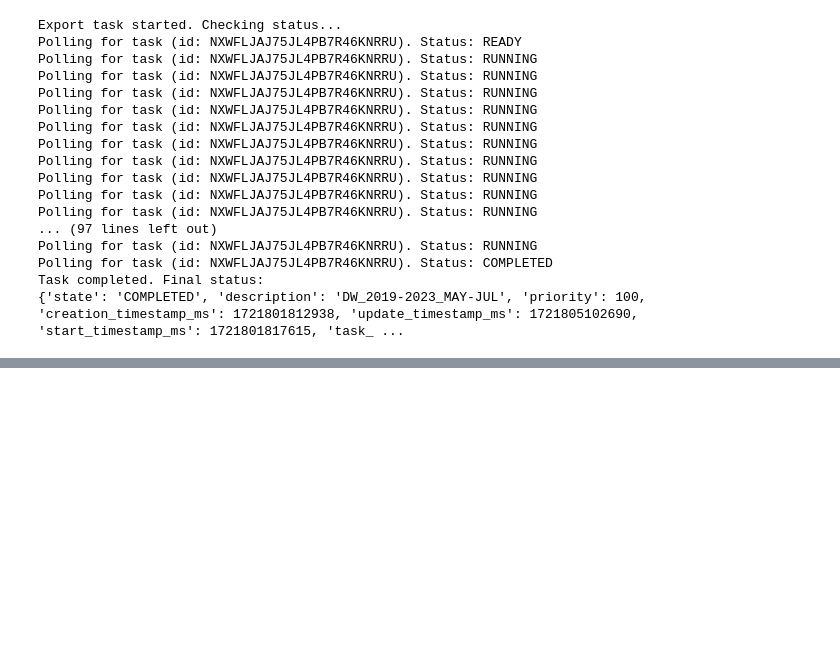
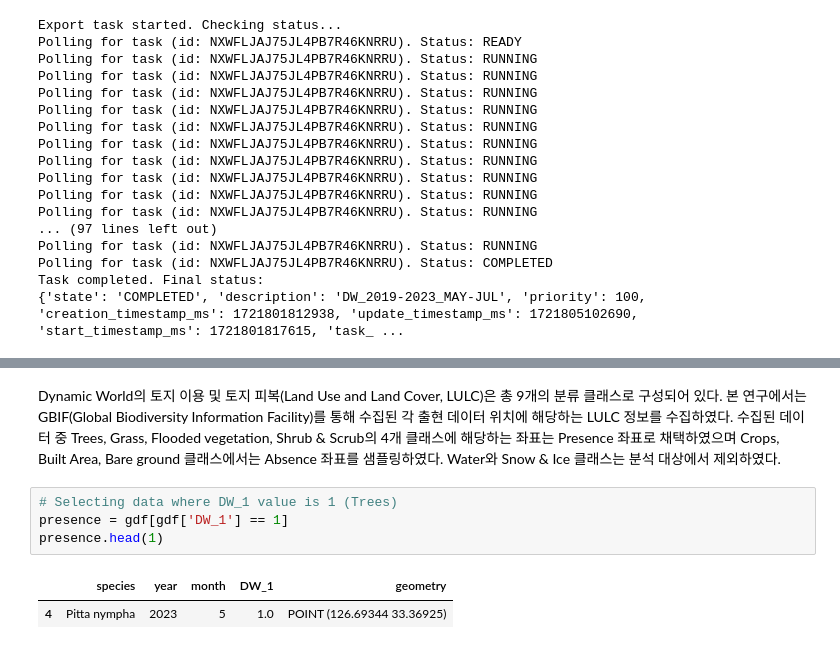
Before and after one commit to osgeokr/kari-sdm, a Jupyter notebook: 240721_gbif_pitta_nympha_data_ingestion.ipynb, the cells around one changed output, grey strips where cells are left out. Cells and saved outputs as stored; diff of their text form; blank space fills up the shorter version.

```diff
--- a/240721_gbif_pitta_nympha_data_ingestion.ipynb
+++ b/240721_gbif_pitta_nympha_data_ingestion.ipynb
@@ -281,0 +367,9 @@ Task completed. Final status:
+# %% [markdown]
+Dynamic World의 토지 이용 및 토지 피복(Land Use and Land Cover, LULC)은 총 9개의 분류 클래스로 구성되어 있다. 본 연구에서는 GBIF(Global Biodiversity Information Facility)를 통해 수집된 각 출현 데이터 위치에 해당하는 LULC 정보를 수집하였다. 수집된 데이터 중 Trees, Grass, Flooded vegetation, Shrub & Scrub의 4개 클래스에 해당하는 좌표는 Presence 좌표로 채택하였으며 Crops, Built Area, Bare ground 클래스에서는 Absence 좌표를 샘플링하였다. Water와 Snow & Ice 클래스는 분석 대상에서 제외하였다.
+# %%
+# Selecting data where DW_1 value is 1 (Trees)
+presence = gdf[gdf['DW_1'] == 1]
+presence.head(1)
+# %% [output]
+|  | species | year | month | DW_1 | geometry |
+| 4 | Pitta nympha | 2023 | 5 | 1.0 | POINT (126.69344 33.36925) |
```
Also changed, not shown: parts of 5 cells of this notebook.
